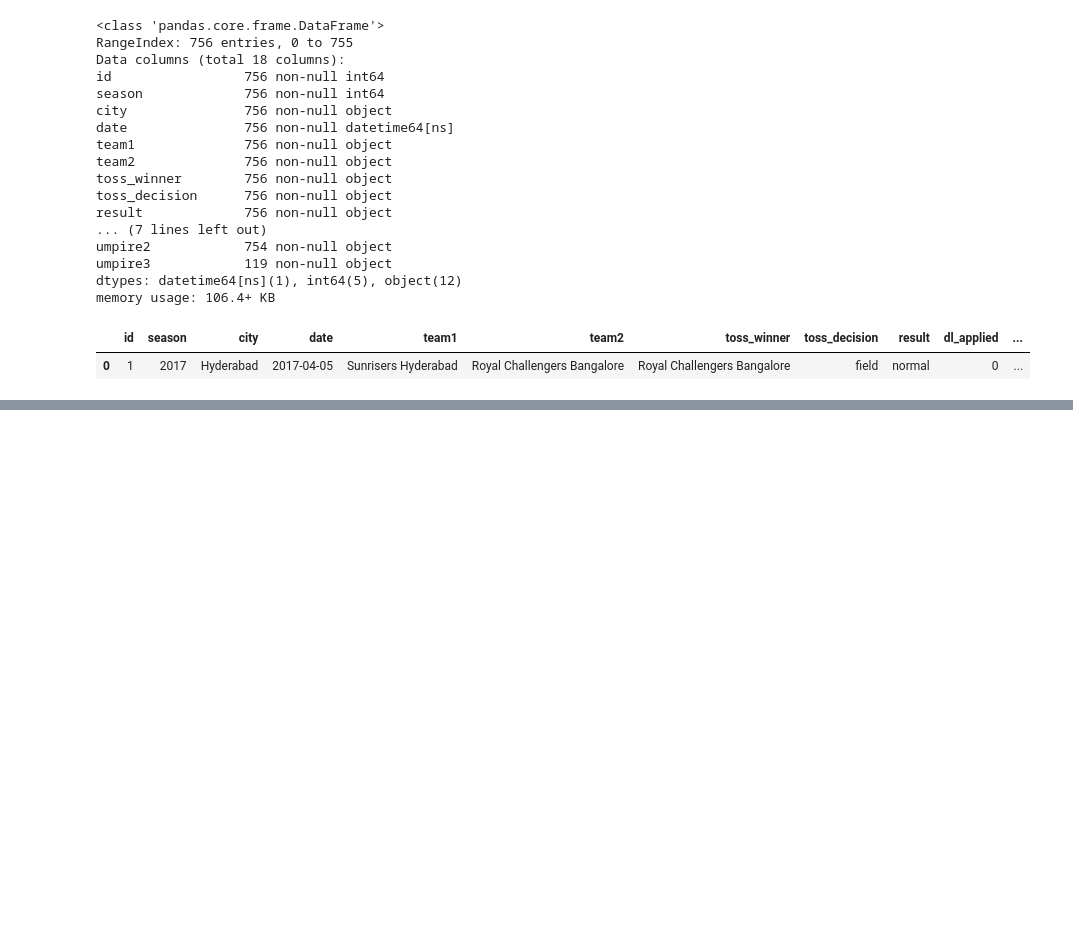
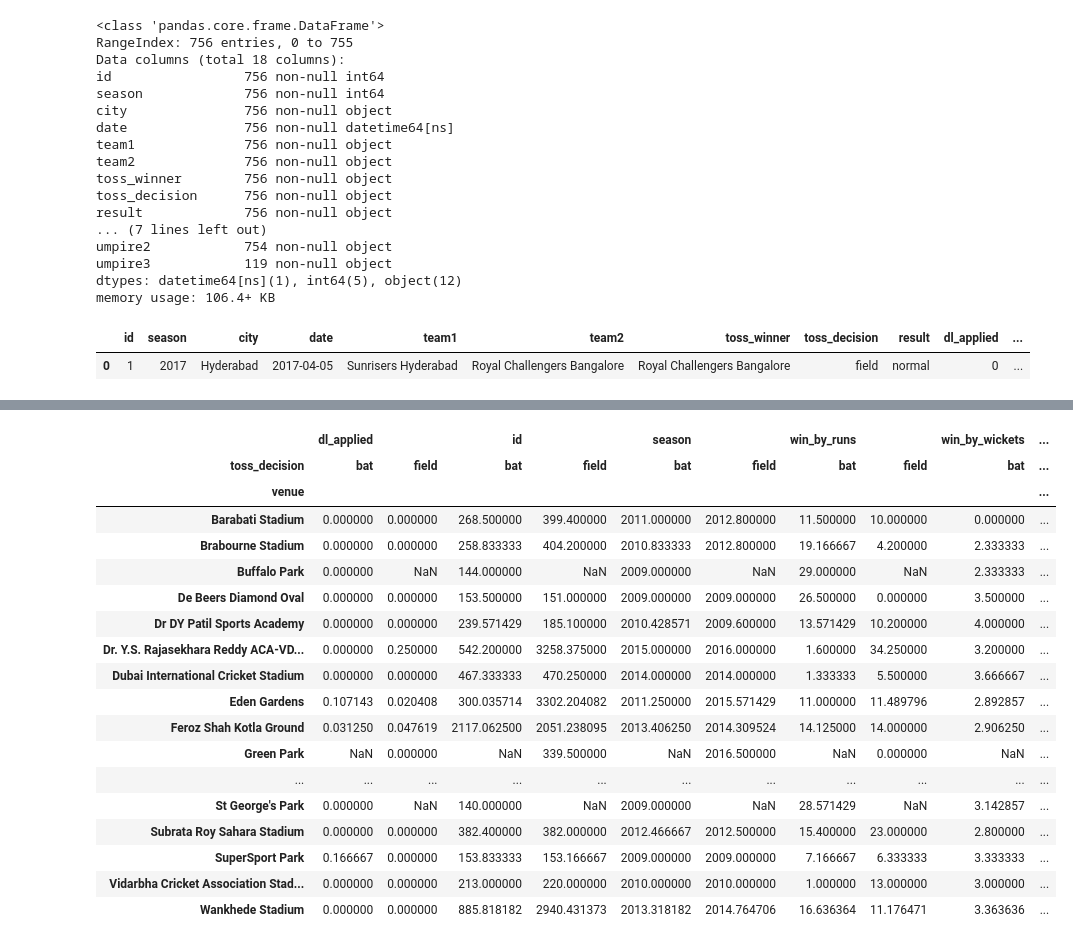
Before and after one commit to sheldonr15/IPL_data, a Jupyter notebook: notebooks/my_capstone4_freshman.ipynb, the cells around one changed output, grey strips where cells are left out. Saved outputs shown, nothing was run; the diff lists cells and outputs as text; code cells hidden in the pictures; blank space fills up the shorter version.

```diff
--- a/notebooks/my_capstone4_freshman.ipynb
+++ b/notebooks/my_capstone4_freshman.ipynb
@@ -52,0 +83,22 @@ df.head(1)
+# %%
+df.pivot_table(index="venue", columns="toss_decision")
+# %% [output]
+|  | dl_applied |  | id |  | season |  | win_by_runs |  | win_by_wickets | ... |
+| toss_decision | bat | field | bat | field | bat | field | bat | field | bat | ... |
+| venue |  |  |  |  |  |  |  |  |  | ... |
+| Barabati Stadium | 0.000000 | 0.000000 | 268.500000 | 399.400000 | 2011.000000 | 2012.800000 | 11.500000 | 10.000000 | 0.000000 | ... |
+| Brabourne Stadium | 0.000000 | 0.000000 | 258.833333 | 404.200000 | 2010.833333 | 2012.800000 | 19.166667 | 4.200000 | 2.333333 | ... |
+| Buffalo Park | 0.000000 | NaN | 144.000000 | NaN | 2009.000000 | NaN | 29.000000 | NaN | 2.333333 | ... |
+| De Beers Diamond Oval | 0.000000 | 0.000000 | 153.500000 | 151.000000 | 2009.000000 | 2009.000000 | 26.500000 | 0.000000 | 3.500000 | ... |
+| Dr DY Patil Sports Academy | 0.000000 | 0.000000 | 239.571429 | 185.100000 | 2010.428571 | 2009.600000 | 13.571429 | 10.200000 | 4.000000 | ... |
+| Dr. Y.S. Rajasekhara Reddy ACA-VD... | 0.000000 | 0.250000 | 542.200000 | 3258.375000 | 2015.000000 | 2016.000000 | 1.600000 | 34.250000 | 3.200000 | ... |
+| Dubai International Cricket Stadium | 0.000000 | 0.000000 | 467.333333 | 470.250000 | 2014.000000 | 2014.000000 | 1.333333 | 5.500000 | 3.666667 | ... |
+| Eden Gardens | 0.107143 | 0.020408 | 300.035714 | 3302.204082 | 2011.250000 | 2015.571429 | 11.000000 | 11.489796 | 2.892857 | ... |
+| Feroz Shah Kotla Ground | 0.031250 | 0.047619 | 2117.062500 | 2051.238095 | 2013.406250 | 2014.309524 | 14.125000 | 14.000000 | 2.906250 | ... |
+| Green Park | NaN | 0.000000 | NaN | 339.500000 | NaN | 2016.500000 | NaN | 0.000000 | NaN | ... |
+| ... | ... | ... | ... | ... | ... | ... | ... | ... | ... | ... |
+| St George's Park | 0.000000 | NaN | 140.000000 | NaN | 2009.000000 | NaN | 28.571429 | NaN | 3.142857 | ... |
+| Subrata Roy Sahara Stadium | 0.000000 | 0.000000 | 382.400000 | 382.000000 | 2012.466667 | 2012.500000 | 15.400000 | 23.000000 | 2.800000 | ... |
+| SuperSport Park | 0.166667 | 0.000000 | 153.833333 | 153.166667 | 2009.000000 | 2009.000000 | 7.166667 | 6.333333 | 3.333333 | ... |
+| Vidarbha Cricket Association Stad... | 0.000000 | 0.000000 | 213.000000 | 220.000000 | 2010.000000 | 2010.000000 | 1.000000 | 13.000000 | 3.000000 | ... |
+| Wankhede Stadium | 0.000000 | 0.000000 | 885.818182 | 2940.431373 | 2013.318182 | 2014.764706 | 16.636364 | 11.176471 | 3.363636 | ... |
```
Also changed, not shown: parts of 12 cells of this notebook, 5 other files.
